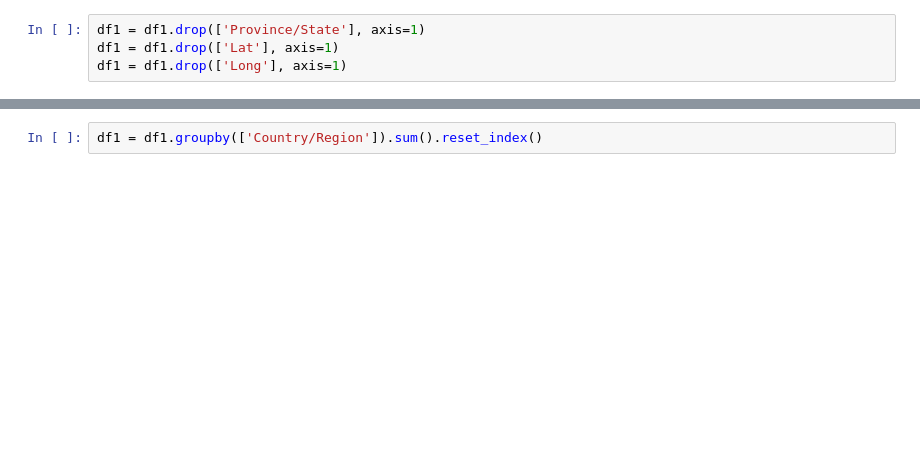
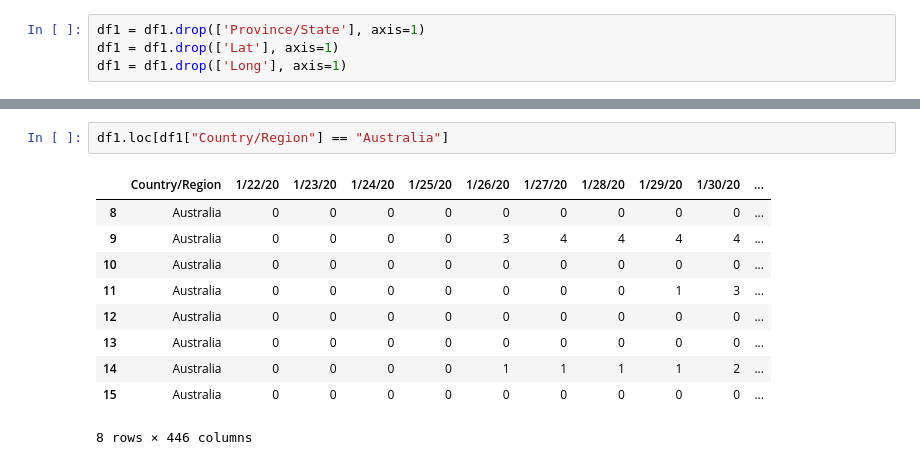
Before and after one commit to ParraCode/Core_Mid_Project-, a Jupyter notebook: data/data_cleaning.ipynb, the cells around one changed output, grey strips where cells are left out. Cells and saved outputs as stored; diff of their text form; blank space fills up the shorter version.

```diff
--- a/data/data_cleaning.ipynb
+++ b/data/data_cleaning.ipynb
@@ -23,2 +44,13 @@ df1 = df1.drop(['Long'], axis=1)
 # %%
-df1 = df1.groupby(['Country/Region']).sum().reset_index()
+df1.loc[df1["Country/Region"] == "Australia"]
+# %% [output]
+|  | Country/Region | 1/22/20 | 1/23/20 | 1/24/20 | 1/25/20 | 1/26/20 | 1/27/20 | 1/28/20 | 1/29/20 | 1/30/20 | ... |
+| 8 | Australia | 0 | 0 | 0 | 0 | 0 | 0 | 0 | 0 | 0 | ... |
+| 9 | Australia | 0 | 0 | 0 | 0 | 3 | 4 | 4 | 4 | 4 | ... |
+| 10 | Australia | 0 | 0 | 0 | 0 | 0 | 0 | 0 | 0 | 0 | ... |
+| 11 | Australia | 0 | 0 | 0 | 0 | 0 | 0 | 0 | 1 | 3 | ... |
+| 12 | Australia | 0 | 0 | 0 | 0 | 0 | 0 | 0 | 0 | 0 | ... |
+| 13 | Australia | 0 | 0 | 0 | 0 | 0 | 0 | 0 | 0 | 0 | ... |
+| 14 | Australia | 0 | 0 | 0 | 0 | 1 | 1 | 1 | 1 | 2 | ... |
+| 15 | Australia | 0 | 0 | 0 | 0 | 0 | 0 | 0 | 0 | 0 | ... |
+8 rows × 446 columns
```
Also changed, not shown: parts of 24 cells of this notebook.
